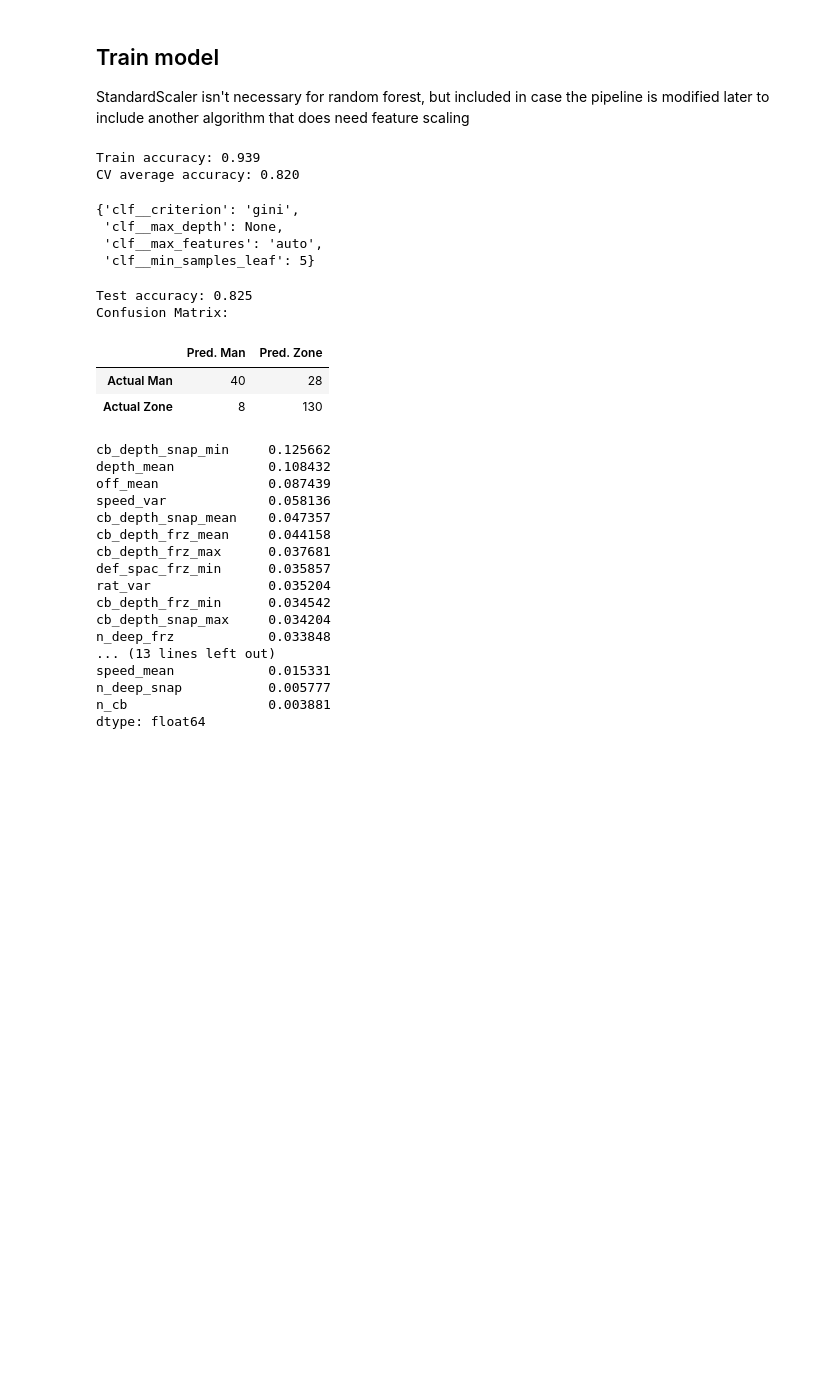
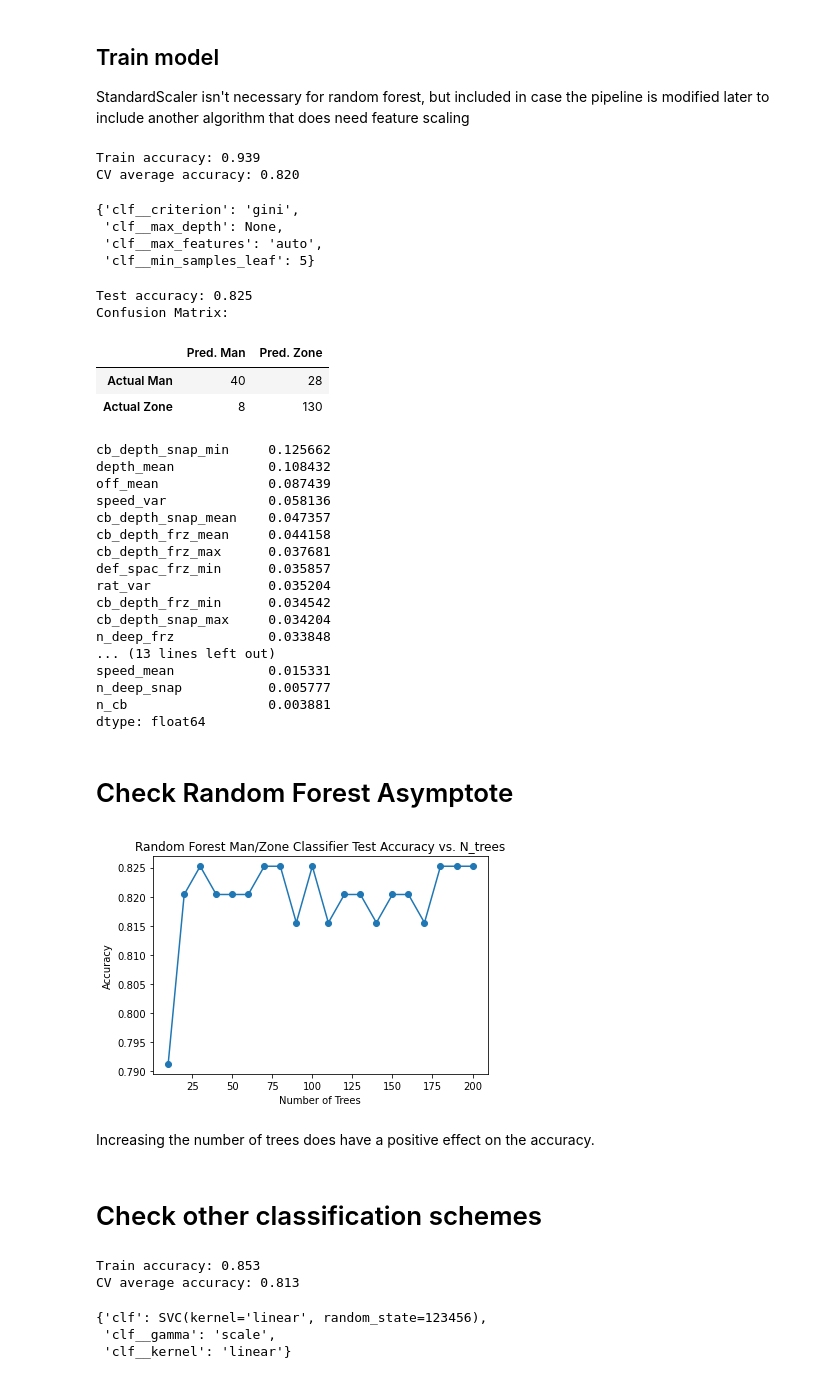
Before and after one commit to pschlais/kaggle_bigdatabowl_2021, a Jupyter notebook: coverage_type_model.ipynb, the cells around one changed output. Cells and saved outputs as stored; diff of their text form; code cells hidden in the pictures; blank space fills up the shorter version.

```diff
--- a/coverage_type_model.ipynb
+++ b/coverage_type_model.ipynb
@@ -126,8 +129,8 @@ def create_play_features(play_track_df, t_defender_thresh=1.5, t_scheme_develop=
 
     # important frameId's in the play:
     frame_start = frame_snap
-    frame_cover_freeze = min(frame_max, frame_pivot, int(frame_snap + 10*t_defender_thresh))
-    frame_scheme_develop = int(frame_snap + 10*t_scheme_develop)
+    frame_cover_freeze = min(frame_max, frame_pivot, int(round(frame_snap + 10*t_defender_thresh)))
+    frame_scheme_develop = int(frame_snap + round(10*t_scheme_develop))
     frame_end = min(frame_pivot, frame_scheme_develop, frame_max)
 
 #     print(f'frame_start: {frame_start}')
@@ -511,7 +504,7 @@ param_grid_z = {
     'clf__criterion': ['gini', 'entropy'],
     'clf__max_depth': [None, 2, 4, 8],
     'clf__max_features': ['auto', 'sqrt', 'log2'],
-    'clf__min_samples_leaf': [5, 10]  # min > 1 to help control overfitting
+    'clf__min_samples_leaf': [1]
 }
 
 clf_z = GridSearchCV(pipe_z, param_grid=param_grid_z)
@@ -561,3 +554,68 @@ speed_mean            0.015331
 n_deep_snap           0.005777
 n_cb                  0.003881
 dtype: float64
+# %% [markdown]
+# Check Random Forest Asymptote
+# %%
+spacing = 10
+n_trees = np.arange(spacing, 200+spacing, spacing)
+rf_accuracy = []
+
+for n_tree in n_trees:
+    rf_estimator = RandomForestClassifier(n_estimators=n_tree, min_samples_leaf=1, random_state=123456)
+    estimators_loop = Pipeline([('normalize', StandardScaler()),
+                                ('clf', rf_estimator)])
+    estimators_loop.fit(X_z_train, y_z_train)
+    rf_accuracy.append(accuracy_score(y_z_test, estimators_loop.predict(X_z_test)))
+# %%
+# plot results
+plt.figure()
+plt.plot(n_trees, rf_accuracy, 'o-')
+plt.xlabel('Number of Trees')
+plt.ylabel('Accuracy')
+plt.title('Random Forest Man/Zone Classifier Test Accuracy vs. N_trees');
+# %% [output]
+[figure, added]
+# %% [markdown]
+Increasing the number of trees does have a positive effect on the accuracy.
+# %% [markdown]
+# Check other classification schemes
+# %%
+# build pipeline
+estimators_cl = [('normalize', StandardScaler()),
+              ('clf', SVC())]
+pipe_cl = Pipeline(estimators_cl)
+
+# build grid search
+param_grid_cl = [
+    {
+        'clf': [SVC(random_state=123456)],
+        'clf__kernel': ['linear', 'poly', 'rbf', 'sigmoid'],
+        'clf__gamma': ['scale', 'auto'],
+    },
+    {
+        'clf': [KNeighborsClassifier()],
+        'clf__n_neighbors': [3, 5, 7, 10, 15]
+    },
+    {
+        'clf': [GaussianNB()]
+    },
+    {
+        'clf': [AdaBoostClassifier(random_state=123456)],
+        'clf__n_estimators': [20, 50, 100, 200]
+    }
+]
+
+clf_cl = GridSearchCV(pipe_cl, param_grid=param_grid_cl)
+clf_cl.fit(X_z_train, y_z_train)
+print(f'Train accuracy: {accuracy_score(y_z_train, clf_cl.predict(X_z_train)):.3f}')
+print(f'CV average accuracy: {clf_cl.best_score_:.3f}')
+# %% [output]
+Train accuracy: 0.853
+CV average accuracy: 0.813
+# %%
+clf_cl.best_params_
+# %% [output]
+{'clf': SVC(kernel='linear', random_state=123456),
+ 'clf__gamma': 'scale',
+ 'clf__kernel': 'linear'}
```
Also changed, not shown: parts of 11 cells of this notebook.
